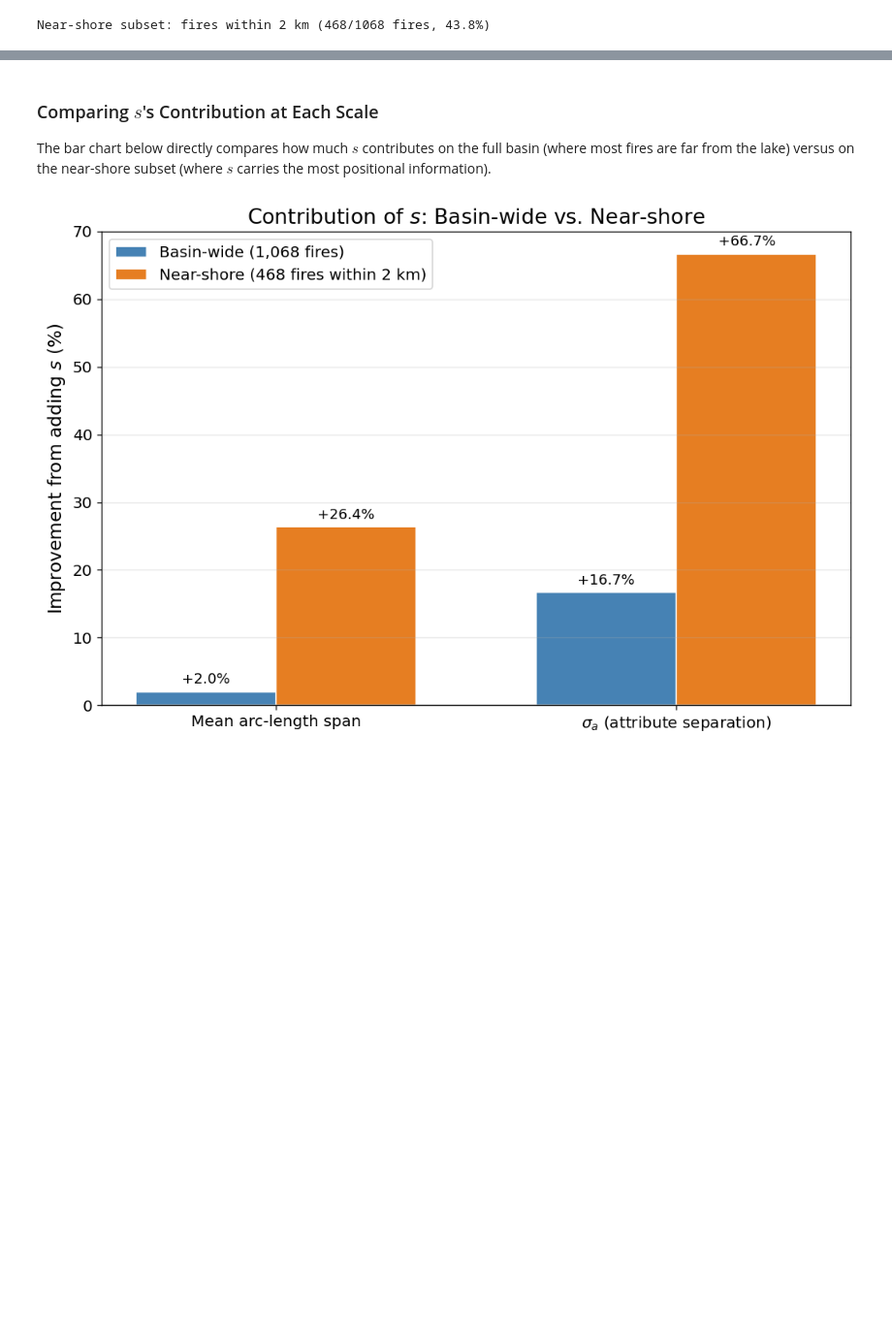
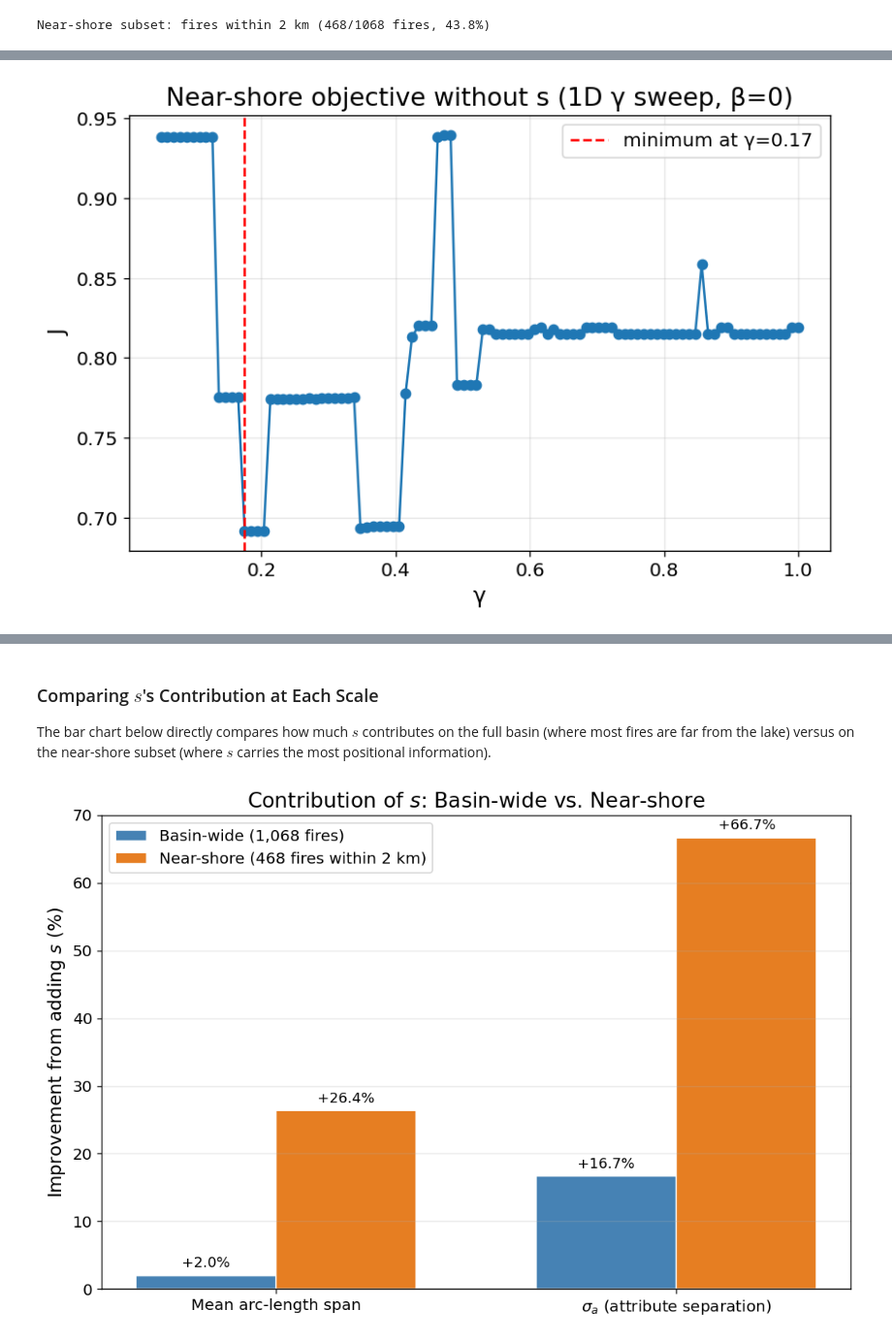
Before and after one commit to Michele-75/obstacle-aware-clustering, a Jupyter notebook: notebooks/03_clustering_wildfires.ipynb, the cells around one changed output, grey strips where cells are left out. Shown at 97% size. Saved outputs shown, nothing was run; the diff lists cells and outputs as text; code cells hidden in the pictures; blank space fills up the shorter version.

```diff
--- a/notebooks/03_clustering_wildfires.ipynb
+++ b/notebooks/03_clustering_wildfires.ipynb
@@ -1445,0 +1518,13 @@ Optimal weights tuned on the full basin may not be the right balance for fires c
+# %%
+fig, ax = plt.subplots(figsize=(8, 5))
+ax.plot(gamma_grid_near_no_s, J_vals_near_no_s, 'o-')
+ax.axvline(opt_gamma_near_no_s, color='red', linestyle='--',
+           label=f'minimum at γ={opt_gamma_near_no_s:.2f}')
+ax.set_xlabel('γ')
+ax.set_ylabel('J')
+ax.set_title('Near-shore objective without s (1D γ sweep, β=0)')
+ax.legend()
+ax.grid(True, alpha=0.3)
+plt.show()
+# %% [output]
+[figure, added]
```
Also changed, not shown: parts of 13 cells of this notebook, 2 other files.
